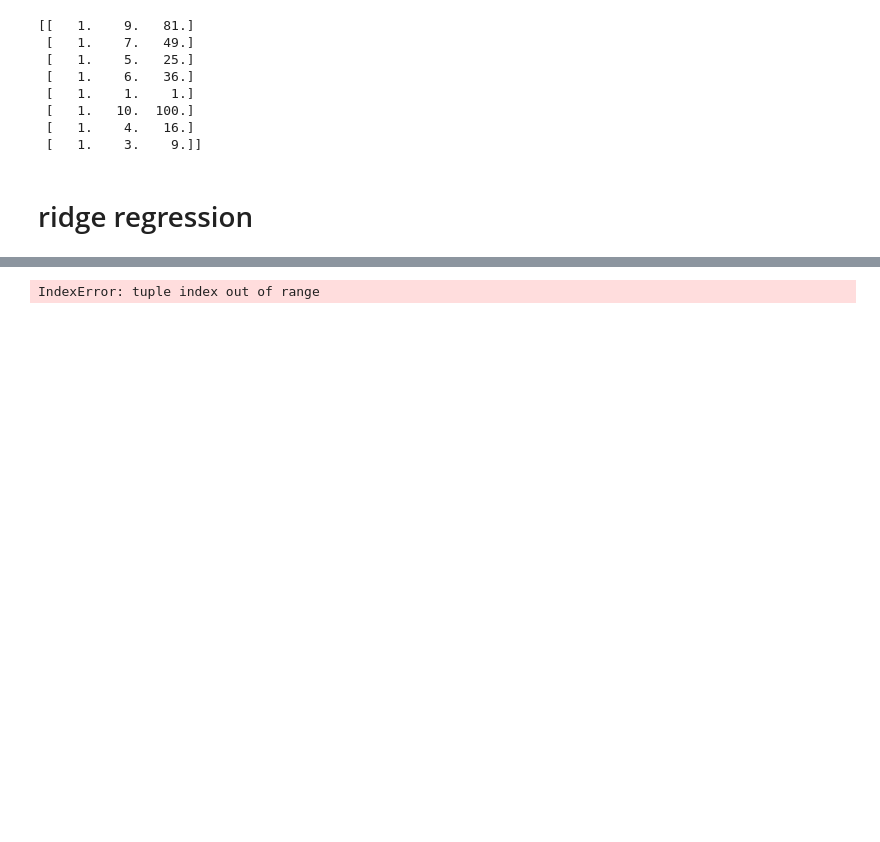
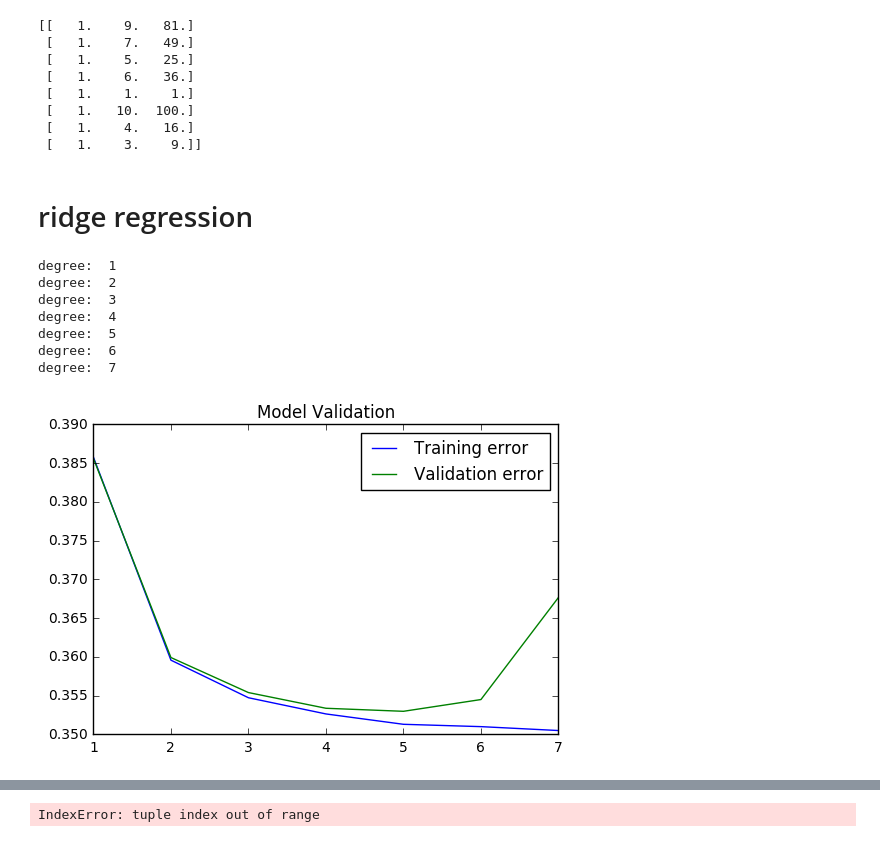
Before and after one commit to RA-Danny/PCML_Project1, a Jupyter notebook: scripts/project1.ipynb, the cells around one changed output, grey strips where cells are left out. Saved outputs shown, nothing was run; the diff lists cells and outputs as text; code cells hidden in the pictures; blank space fills up the shorter version.

Commit message:
k-fold on all ridge

```diff
--- a/scripts/project1.ipynb
+++ b/scripts/project1.ipynb
@@ -108,6 +105,56 @@ print(a_poly)
  [   1.    3.    9.]]
 # %% [markdown]
 # ridge regression
+# %%
+#model validation
+
+degrees = range(1,8)
+k_fold = 4
+lambda_ = 0.01
+mean_train_mse = []
+mean_cv_mse = []
+for degree in degrees:
+    print("degree: ",degree)
+
+    train_mse = []
+    cv_mse = []
+    #k fold
+    for k in range(k_fold):
+        x_cv = x_train[k_indices[k]]
+        y_cv = y_train[k_indices[k]]
+        #remove
+        rem_indice = k_indices[~(np.arange(k_indices.shape[0])==k)]
+        #set them in a vector
+        rem_indice = rem_indice.reshape(-1)
+        x_train_fold = x_train[rem_indice]
+        y_train_fold = y_train[rem_indice]
+
+        #get the ones in the matrix
+        x_train_poly = build_poly(x_train_fold,degree)
+        x_cv_poly = build_poly(x_cv,degree)
+
+        mse_train,w = ridge_regression(y_train_fold, x_train_poly, lamb)
+        mse_cv = compute_loss(y_cv,x_cv_poly,w)
+
+        train_mse.append(mse_train)
+        cv_mse.append(mse_cv)
+
+    mean_train_mse.append(np.mean(train_mse))
+    mean_cv_mse.append(np.mean(cv_mse))
+
+p = plt.plot(degrees,mean_train_mse,degrees,mean_cv_mse)
+plt.title("Model Validation")
+plt.legend(p, ["Training error","Validation error"])
+plt.show()
+# %% [output]
+degree:  1
+degree:  2
+degree:  3
+degree:  4
+degree:  5
+degree:  6
+degree:  7
+[figure, added]
 # %%
 #lambda validation
 
```
Also changed, not shown: parts of 3 cells of this notebook, 1 other file.
